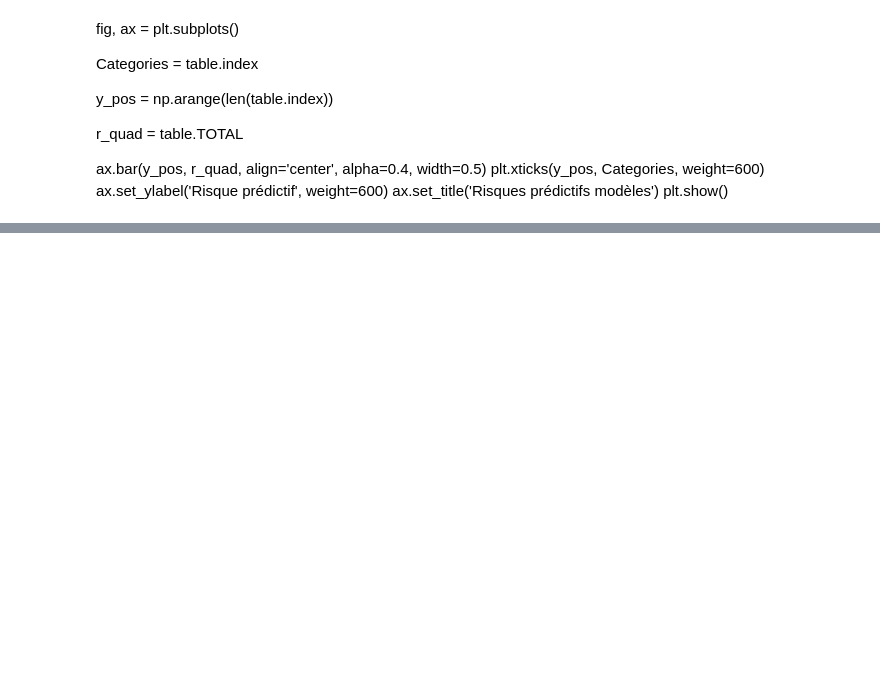
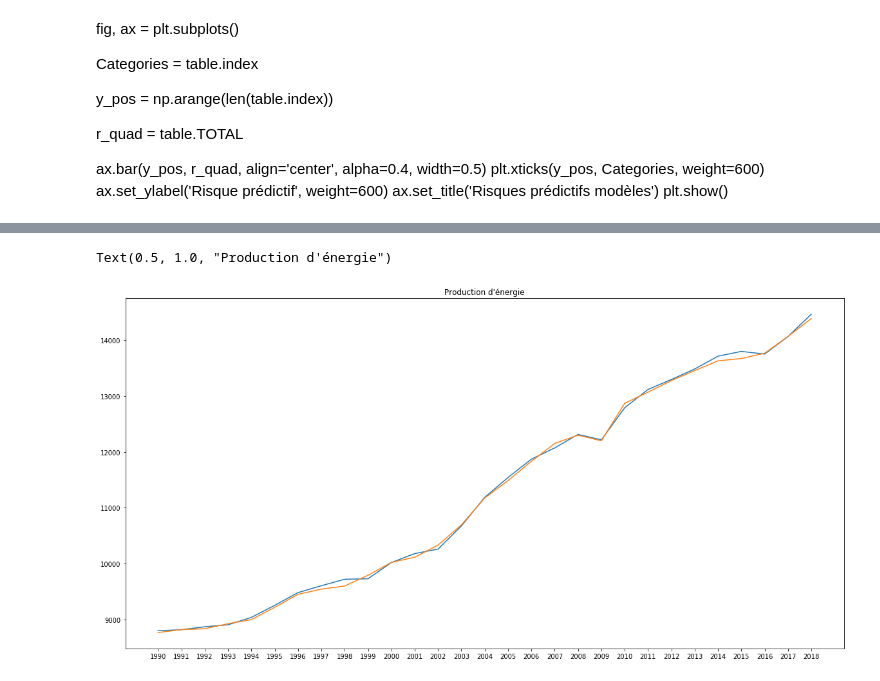
Before and after one commit to aksl20/hackathon-futur-energy, a Jupyter notebook: MDE-Effets de serre.ipynb, the cells around one changed output, grey strips where cells are left out. Cells and saved outputs as stored; diff of their text form; code cells hidden in the pictures; blank space fills up the shorter version.

```diff
--- a/MDE-Effets de serre.ipynb
+++ b/MDE-Effets de serre.ipynb
@@ -90,0 +95,3 @@ plt.show()
+# %%
+df_production = df_production.dropna()
+df_consumption = df_consumption.dropna()
@@ -90,0 +116,9 @@ plt.show()
+# %%
+df_production.drop(df_production.columns[[len(df_production.columns)-1,len(df_production.columns)-2]], axis=1, inplace=True)
+df_consumption.drop(df_consumption.columns[[len(df_consumption.columns)-1,len(df_consumption.columns)-2]], axis=1, inplace=True)
+# %%
+df_production = df_production.set_index(["Unnamed: 0"])
+df_consumption = df_consumption.set_index(["Unnamed: 0"])
+# %%
+df_production.loc["tot/an"] = df_production.sum()
+df_consumption.loc["tot/an"] = df_consumption.sum()
@@ -90,0 +149,13 @@ plt.show()
+# %%
+#plt.figure
+fig = plt.figure(1, figsize=(20, 10))
+ax1 = plt.plot(df_production.columns, df_production.loc["World"])
+ax2 = plt.plot(df_consumption.columns, df_consumption.loc["World"])
+#ax1([2000,2019])
+
+#ax1.legend("dsf")
+
+plt.title("Production d'énergie")
+# %% [output]
+Text(0.5, 1.0, "Production d'énergie")
+[figure, added]
```
Also changed, not shown: parts of 22 cells of this notebook, 2 other files.
